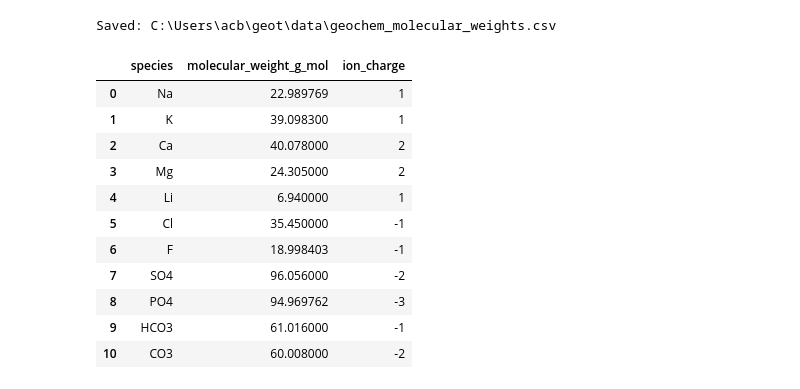
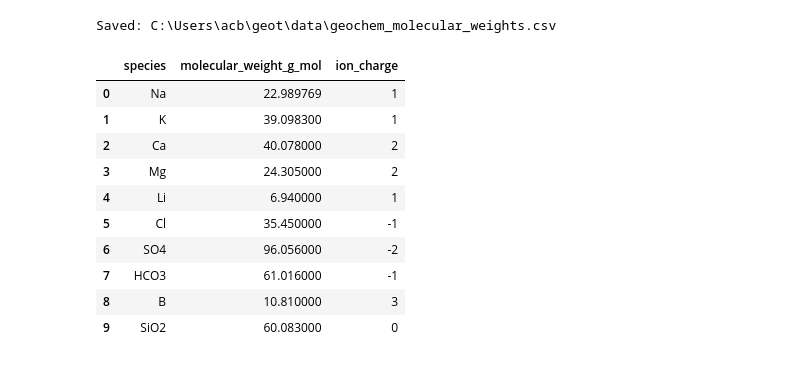
Before and after one commit to alejandroceba/geochemical-balance, a Jupyter notebook: notebooks/001_balance.ipynb, the cells around one changed output. Saved outputs shown, nothing was run; the diff lists cells and outputs as text; code cells hidden in the pictures.

```diff
--- a/notebooks/001_balance.ipynb
+++ b/notebooks/001_balance.ipynb
@@ -153,7 +220,7 @@ ion_charges = {
     "HCO3": -1,
     "CO3": -2,
     "PO4": -3,
-    "B": 0,
+    "B": 3,
     "F": -1,
     "SiO2": 0,
 }
@@ -175,38 +242,42 @@ def molar_mass(formula: str) -> float:
             raise KeyError(f"Atomic weight not found for element: {elem}")
         count = int(count_str) if count_str else 1
         total += atomic_weights[elem] * count
     return total
 
 mw_rows = []
 for sp in species_cols:
     mass = molar_mass(sp)
     mw_rows.append(
         {
             "species": sp,
             "molecular_weight_g_mol": round(mass, 6),
             "ion_charge": ion_charges.get(sp),
         }
     )
 
 df_mw = pd.DataFrame(mw_rows)
+
+# Compatibility guard: keep boron as trivalent cation across downstream cells
+if "B" in set(df_mw["species"]):
+    df_mw.loc[df_mw["species"] == "B", "ion_charge"] = 3
+
 df_mw.to_csv(mw_output_csv, index=False)
 
 print(f"Saved: {mw_output_csv.resolve()}")
 df_mw
 # %% [output]
 Saved: C:\Users\acb\geot\data\geochem_molecular_weights.csv
 |  | species | molecular_weight_g_mol | ion_charge |
 | 0 | Na | 22.989769 | 1 |
 | 1 | K | 39.098300 | 1 |
 | 2 | Ca | 40.078000 | 2 |
 | 3 | Mg | 24.305000 | 2 |
 | 4 | Li | 6.940000 | 1 |
 | 5 | Cl | 35.450000 | -1 |
-| 6 | F | 18.998403 | -1 |
-| 7 | SO4 | 96.056000 | -2 |
-| 8 | PO4 | 94.969762 | -3 |
-| 9 | HCO3 | 61.016000 | -1 |
-| 10 | CO3 | 60.008000 | -2 |
+| 6 | SO4 | 96.056000 | -2 |
+| 7 | HCO3 | 61.016000 | -1 |
+| 8 | B | 10.810000 | 3 |
+| 9 | SiO2 | 60.083000 | 0 |
 # %%
 # Convert mg/dm3 to mmol/dm3 with species in rows and samples in columns
 in_csv = Path("../data/geochem_ocr_raw.csv")
```
Also changed, not shown: parts of 9 cells of this notebook, 9 other files.
